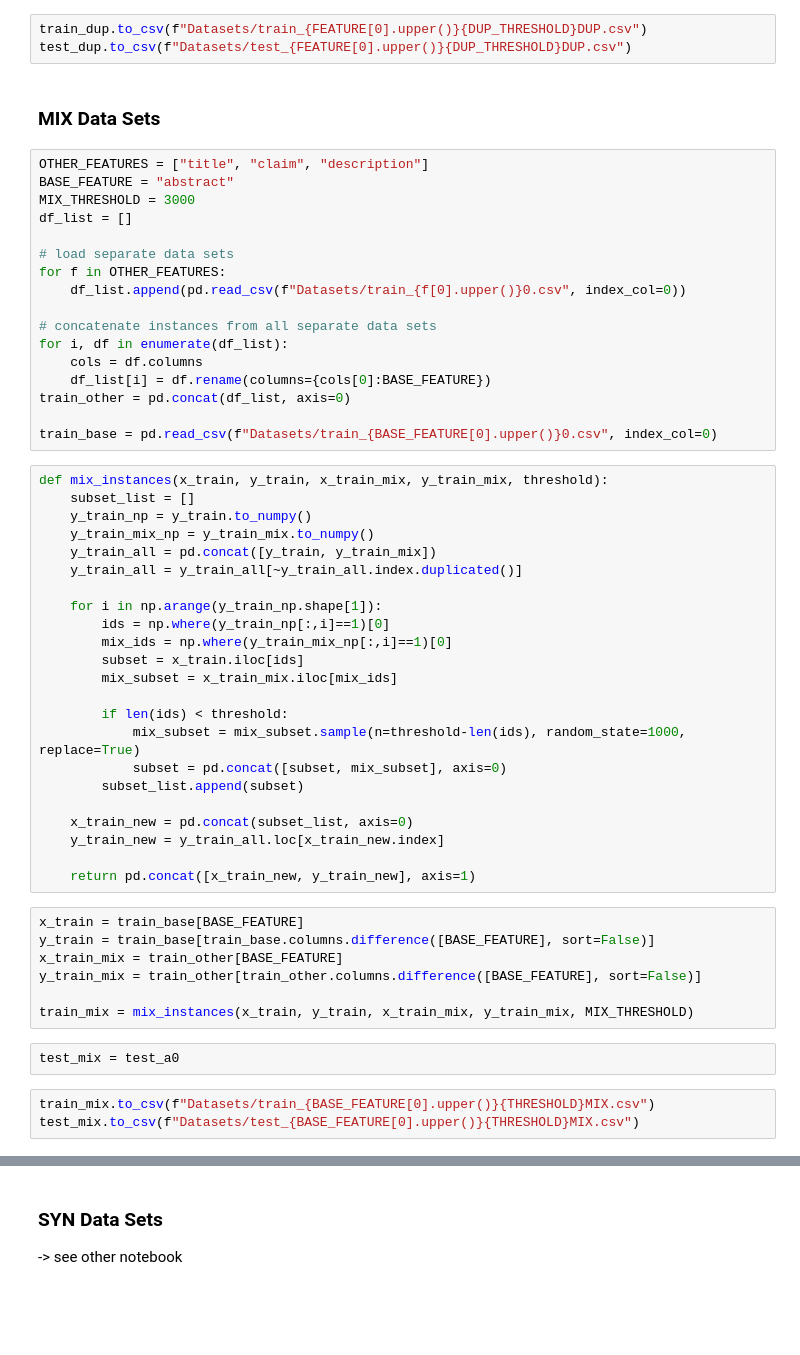
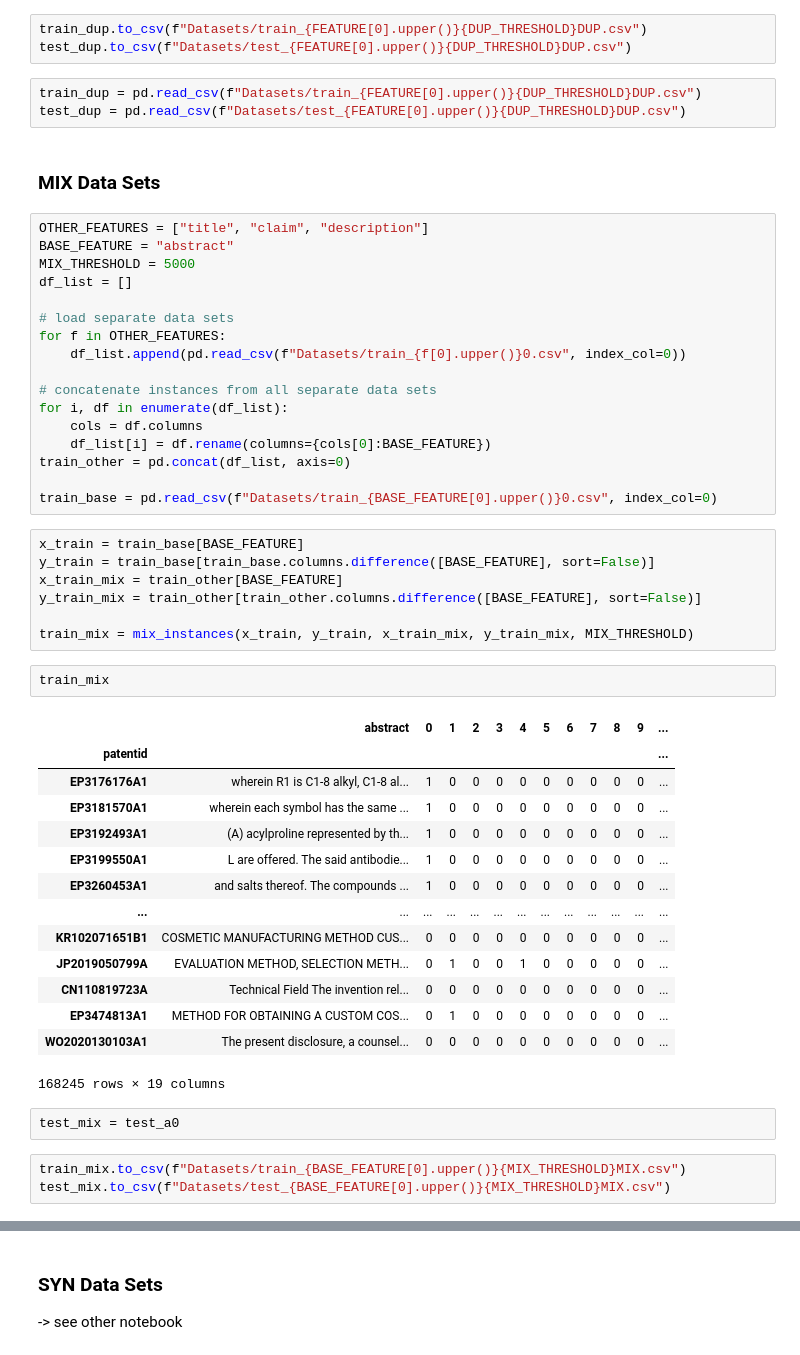
Before and after one commit to cdrc1103/MasterThesis, a Jupyter notebook: Experiments/MutiLabel/CreateDataset.ipynb, the cells around one changed output, grey strips where cells are left out. Drawn from its saved outputs; the diff is of its cells as text; blank space fills up the shorter version.

```diff
--- a/Experiments/MutiLabel/CreateDataset.ipynb
+++ b/Experiments/MutiLabel/CreateDataset.ipynb
@@ -368,12 +392,15 @@ test_dup = test_a0
 # %%
 train_dup.to_csv(f"Datasets/train_{FEATURE[0].upper()}{DUP_THRESHOLD}DUP.csv")
 test_dup.to_csv(f"Datasets/test_{FEATURE[0].upper()}{DUP_THRESHOLD}DUP.csv")
+# %%
+train_dup = pd.read_csv(f"Datasets/train_{FEATURE[0].upper()}{DUP_THRESHOLD}DUP.csv")
+test_dup = pd.read_csv(f"Datasets/test_{FEATURE[0].upper()}{DUP_THRESHOLD}DUP.csv")
 # %% [markdown]
 ### MIX Data Sets
 # %%
 OTHER_FEATURES = ["title", "claim", "description"]
 BASE_FEATURE = "abstract"
-MIX_THRESHOLD = 3000
+MIX_THRESHOLD = 5000
 df_list = []
 
 # load separate data sets
@@ -387,29 +414,6 @@ for i, df in enumerate(df_list):
 train_other = pd.concat(df_list, axis=0)
 
 train_base = pd.read_csv(f"Datasets/train_{BASE_FEATURE[0].upper()}0.csv", index_col=0)
-# %%
-def mix_instances(x_train, y_train, x_train_mix, y_train_mix, threshold):
-    subset_list = []
-    y_train_np = y_train.to_numpy()
-    y_train_mix_np = y_train_mix.to_numpy()
-    y_train_all = pd.concat([y_train, y_train_mix])
-    y_train_all = y_train_all[~y_train_all.index.duplicated()]
-
-    for i in np.arange(y_train_np.shape[1]):
-        ids = np.where(y_train_np[:,i]==1)[0]
-        mix_ids = np.where(y_train_mix_np[:,i]==1)[0]
-        subset = x_train.iloc[ids]
-        mix_subset = x_train_mix.iloc[mix_ids]
-
-        if len(ids) < threshold:
-            mix_subset = mix_subset.sample(n=threshold-len(ids), random_state=1000, replace=True)
-            subset = pd.concat([subset, mix_subset], axis=0)
-        subset_list.append(subset)
-
-    x_train_new = pd.concat(subset_list, axis=0)
-    y_train_new = y_train_all.loc[x_train_new.index]
-
-    return pd.concat([x_train_new, y_train_new], axis=1)
 # %%
 x_train = train_base[BASE_FEATURE]
 y_train = train_base[train_base.columns.difference([BASE_FEATURE], sort=False)]
@@ -417,8 +421,25 @@ x_train_mix = train_other[BASE_FEATURE]
 y_train_mix = train_other[train_other.columns.difference([BASE_FEATURE], sort=False)]
 
 train_mix = mix_instances(x_train, y_train, x_train_mix, y_train_mix, MIX_THRESHOLD)
+# %%
+train_mix
+# %% [output]
+|  | abstract | 0 | 1 | 2 | 3 | 4 | 5 | 6 | 7 | 8 | 9 | ... |
+| patentid |  |  |  |  |  |  |  |  |  |  |  | ... |
+| EP3176176A1 | wherein R1 is C1-8 alkyl, C1-8 al... | 1 | 0 | 0 | 0 | 0 | 0 | 0 | 0 | 0 | 0 | ... |
+| EP3181570A1 | wherein each symbol has the same ... | 1 | 0 | 0 | 0 | 0 | 0 | 0 | 0 | 0 | 0 | ... |
+| EP3192493A1 | (A) acylproline represented by th... | 1 | 0 | 0 | 0 | 0 | 0 | 0 | 0 | 0 | 0 | ... |
+| EP3199550A1 | L are offered. The said antibodie... | 1 | 0 | 0 | 0 | 0 | 0 | 0 | 0 | 0 | 0 | ... |
+| EP3260453A1 | and salts thereof. The compounds ... | 1 | 0 | 0 | 0 | 0 | 0 | 0 | 0 | 0 | 0 | ... |
+| ... | ... | ... | ... | ... | ... | ... | ... | ... | ... | ... | ... | ... |
+| KR102071651B1 | COSMETIC MANUFACTURING METHOD CUS... | 0 | 0 | 0 | 0 | 0 | 0 | 0 | 0 | 0 | 0 | ... |
+| JP2019050799A | EVALUATION METHOD, SELECTION METH... | 0 | 1 | 0 | 0 | 1 | 0 | 0 | 0 | 0 | 0 | ... |
+| CN110819723A | Technical Field The invention rel... | 0 | 0 | 0 | 0 | 0 | 0 | 0 | 0 | 0 | 0 | ... |
+| EP3474813A1 | METHOD FOR OBTAINING A CUSTOM COS... | 0 | 1 | 0 | 0 | 0 | 0 | 0 | 0 | 0 | 0 | ... |
+| WO2020130103A1 | The present disclosure, a counsel... | 0 | 0 | 0 | 0 | 0 | 0 | 0 | 0 | 0 | 0 | ... |
+168245 rows × 19 columns
 # %%
 test_mix = test_a0
 # %%
-train_mix.to_csv(f"Datasets/train_{BASE_FEATURE[0].upper()}{THRESHOLD}MIX.csv")
-test_mix.to_csv(f"Datasets/test_{BASE_FEATURE[0].upper()}{THRESHOLD}MIX.csv")
+train_mix.to_csv(f"Datasets/train_{BASE_FEATURE[0].upper()}{MIX_THRESHOLD}MIX.csv")
+test_mix.to_csv(f"Datasets/test_{BASE_FEATURE[0].upper()}{MIX_THRESHOLD}MIX.csv")
```
Also changed, not shown: parts of 58 cells of this notebook, 9 other files.
